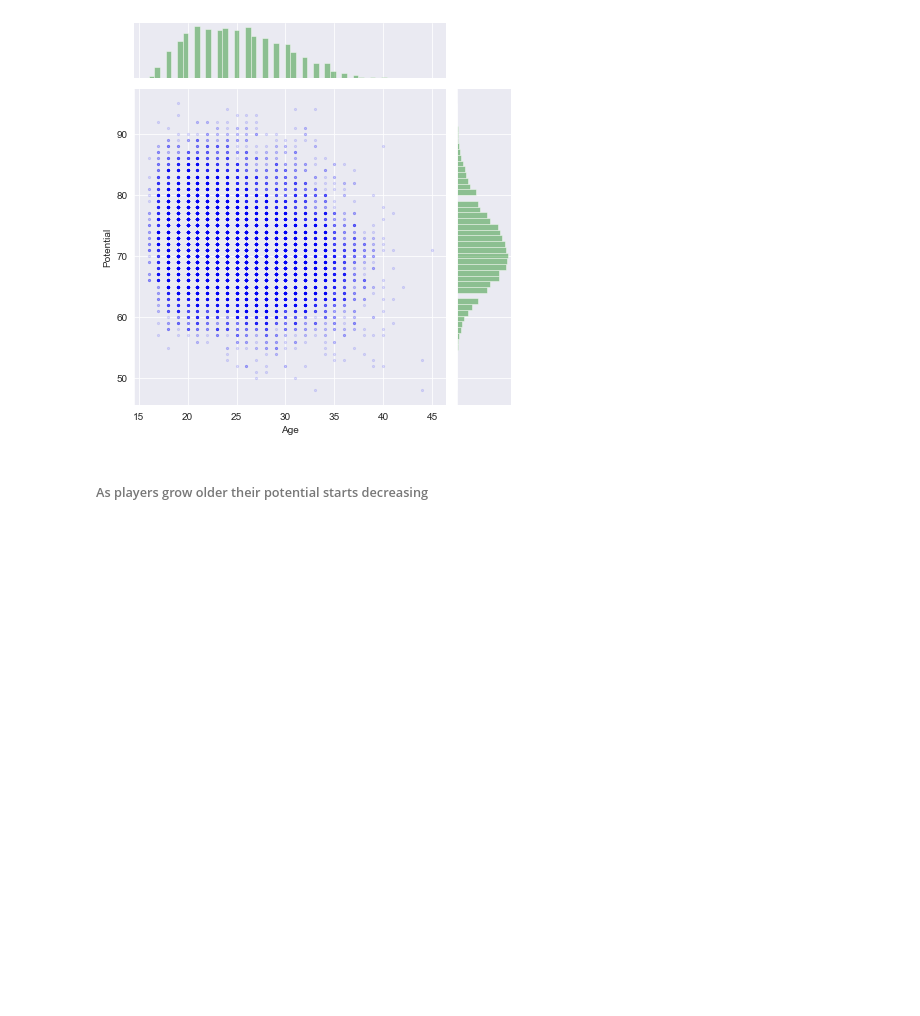
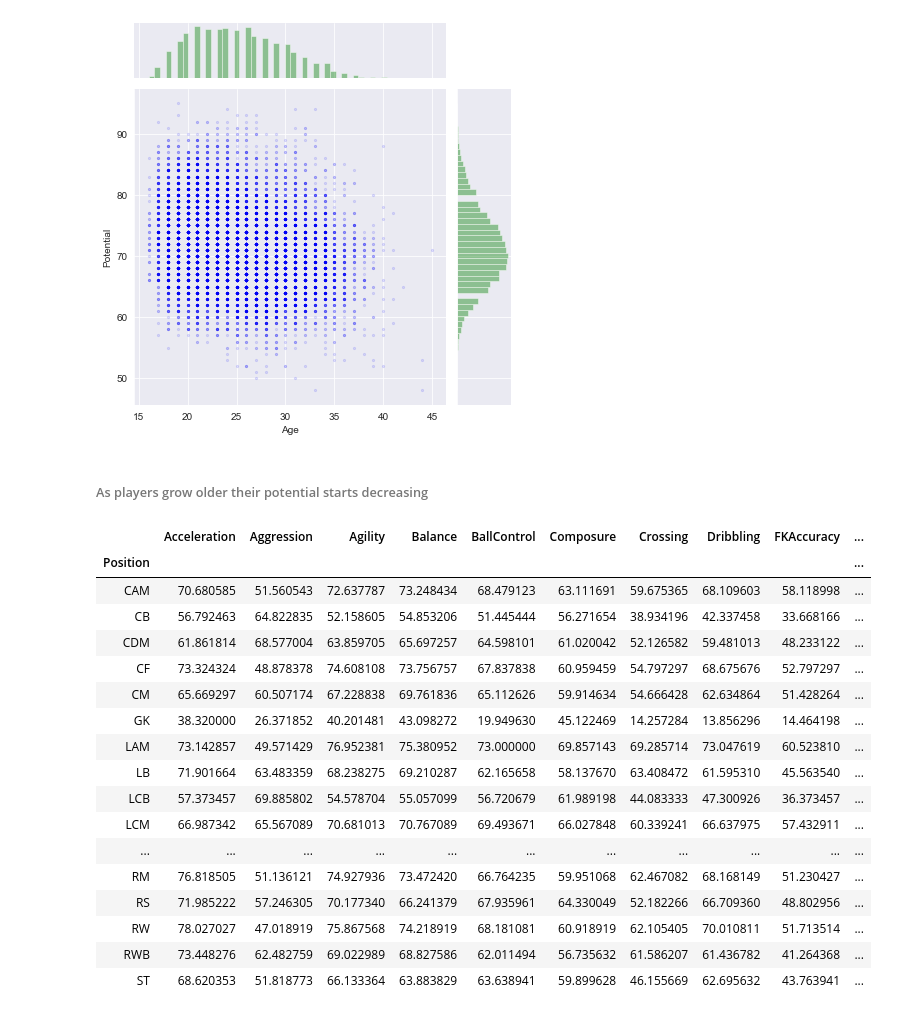
Before and after one commit to nag1878/FIFA-19-analysis, a Jupyter notebook: FIFA19 analysis.ipynb, the cells around one changed output. Cells and saved outputs as stored; diff of their text form; code cells hidden in the pictures; blank space fills up the shorter version.

```diff
--- a/FIFA19 analysis.ipynb
+++ b/FIFA19 analysis.ipynb
@@ -313,3 +311,34 @@ sns.jointplot(x=df['Age'],y=df['Potential'],
 [figure]
 # %% [markdown]
 ###### As players grow older their potential starts decreasing
+# %%
+player_features = (
+    'Acceleration', 'Aggression', 'Agility',
+    'Balance', 'BallControl', 'Composure',
+    'Crossing', 'Dribbling', 'FKAccuracy',
+    'Finishing', 'GKDiving', 'GKHandling',
+    'GKKicking', 'GKPositioning', 'GKReflexes',
+    'HeadingAccuracy', 'Interceptions', 'Jumping',
+    'LongPassing', 'LongShots', 'Marking', 'Penalties'
+)
+# %%
+ df.groupby(df['Position'])[player_features].mean()
+# %% [output]
+|  | Acceleration | Aggression | Agility | Balance | BallControl | Composure | Crossing | Dribbling | FKAccuracy | ... |
+| Position |  |  |  |  |  |  |  |  |  | ... |
+| CAM | 70.680585 | 51.560543 | 72.637787 | 73.248434 | 68.479123 | 63.111691 | 59.675365 | 68.109603 | 58.118998 | ... |
+| CB | 56.792463 | 64.822835 | 52.158605 | 54.853206 | 51.445444 | 56.271654 | 38.934196 | 42.337458 | 33.668166 | ... |
+| CDM | 61.861814 | 68.577004 | 63.859705 | 65.697257 | 64.598101 | 61.020042 | 52.126582 | 59.481013 | 48.233122 | ... |
+| CF | 73.324324 | 48.878378 | 74.608108 | 73.756757 | 67.837838 | 60.959459 | 54.797297 | 68.675676 | 52.797297 | ... |
+| CM | 65.669297 | 60.507174 | 67.228838 | 69.761836 | 65.112626 | 59.914634 | 54.666428 | 62.634864 | 51.428264 | ... |
+| GK | 38.320000 | 26.371852 | 40.201481 | 43.098272 | 19.949630 | 45.122469 | 14.257284 | 13.856296 | 14.464198 | ... |
+| LAM | 73.142857 | 49.571429 | 76.952381 | 75.380952 | 73.000000 | 69.857143 | 69.285714 | 73.047619 | 60.523810 | ... |
+| LB | 71.901664 | 63.483359 | 68.238275 | 69.210287 | 62.165658 | 58.137670 | 63.408472 | 61.595310 | 45.563540 | ... |
+| LCB | 57.373457 | 69.885802 | 54.578704 | 55.057099 | 56.720679 | 61.989198 | 44.083333 | 47.300926 | 36.373457 | ... |
+| LCM | 66.987342 | 65.567089 | 70.681013 | 70.767089 | 69.493671 | 66.027848 | 60.339241 | 66.637975 | 57.432911 | ... |
+| ... | ... | ... | ... | ... | ... | ... | ... | ... | ... | ... |
+| RM | 76.818505 | 51.136121 | 74.927936 | 73.472420 | 66.764235 | 59.951068 | 62.467082 | 68.168149 | 51.230427 | ... |
+| RS | 71.985222 | 57.246305 | 70.177340 | 66.241379 | 67.935961 | 64.330049 | 52.182266 | 66.709360 | 48.802956 | ... |
+| RW | 78.027027 | 47.018919 | 75.867568 | 74.218919 | 68.181081 | 60.918919 | 62.105405 | 70.010811 | 51.713514 | ... |
+| RWB | 73.448276 | 62.482759 | 69.022989 | 68.827586 | 62.011494 | 56.735632 | 61.586207 | 61.436782 | 41.264368 | ... |
+| ST | 68.620353 | 51.818773 | 66.133364 | 63.883829 | 63.638941 | 59.899628 | 46.155669 | 62.695632 | 43.763941 | ... |
```
Also changed, not shown: parts of 18 cells of this notebook.
